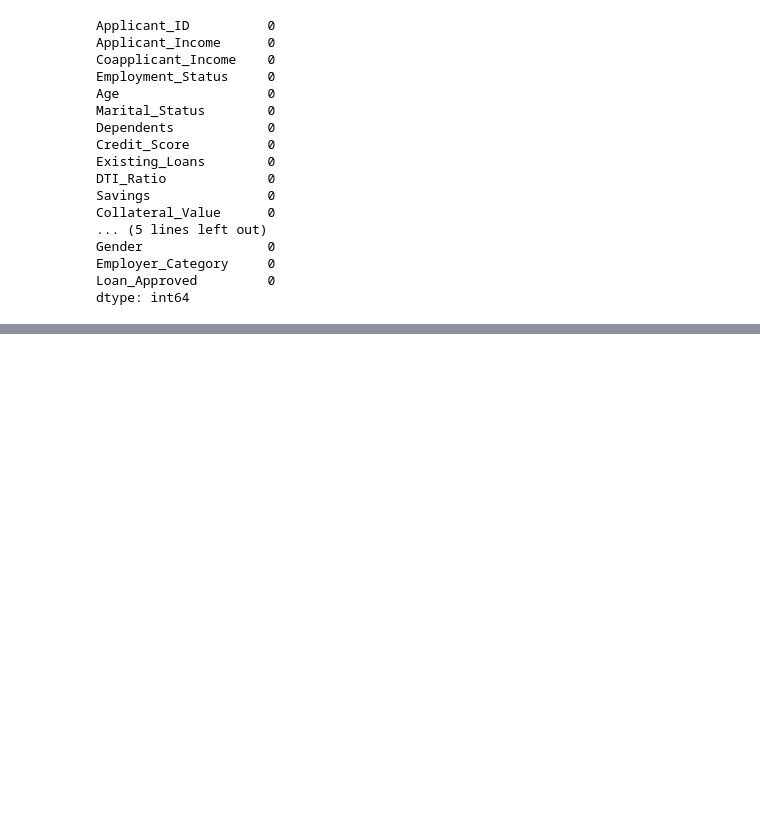
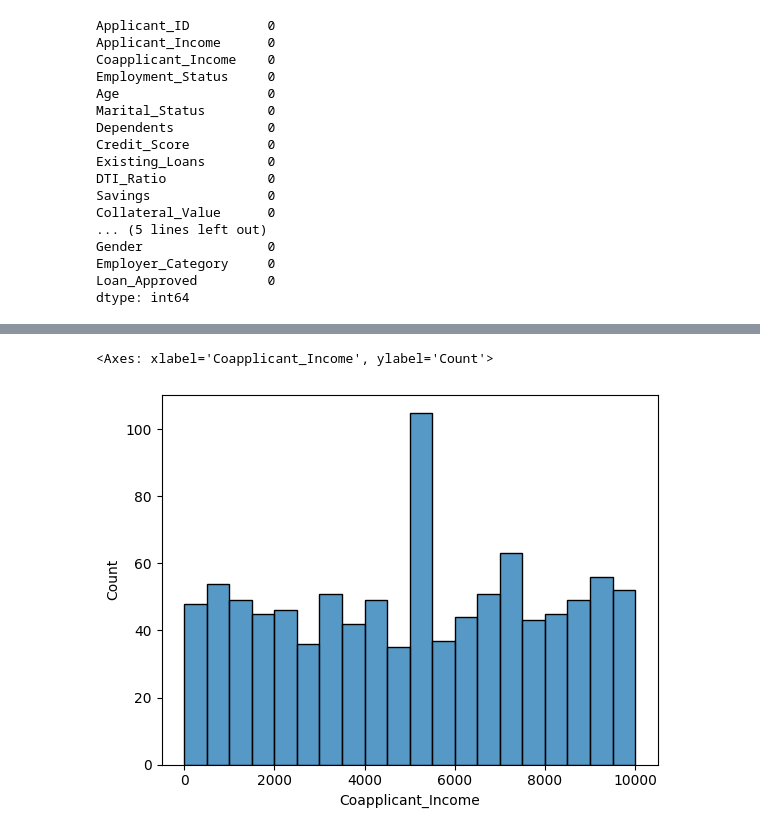
Before and after one commit to mkdirharsh108/CreditWise-Loan-System, a Jupyter notebook: 12 credit_wise.ipynb, the cells around one changed output, grey strips where cells are left out. Saved outputs shown, nothing was run; the diff lists cells and outputs as text; code cells hidden in the pictures; blank space fills up the shorter version.

```diff
--- a/12 credit_wise.ipynb
+++ b/12 credit_wise.ipynb
@@ -77,0 +114,9 @@ dtype: int64
+# %%
+sns.histplot(
+    data = df,
+    x = "Coapplicant_Income",
+    bins=20
+)
+# %% [output]
+<Axes: xlabel='Coapplicant_Income', ylabel='Count'>
+[figure, added]
```
Also changed, not shown: parts of 10 cells of this notebook.
